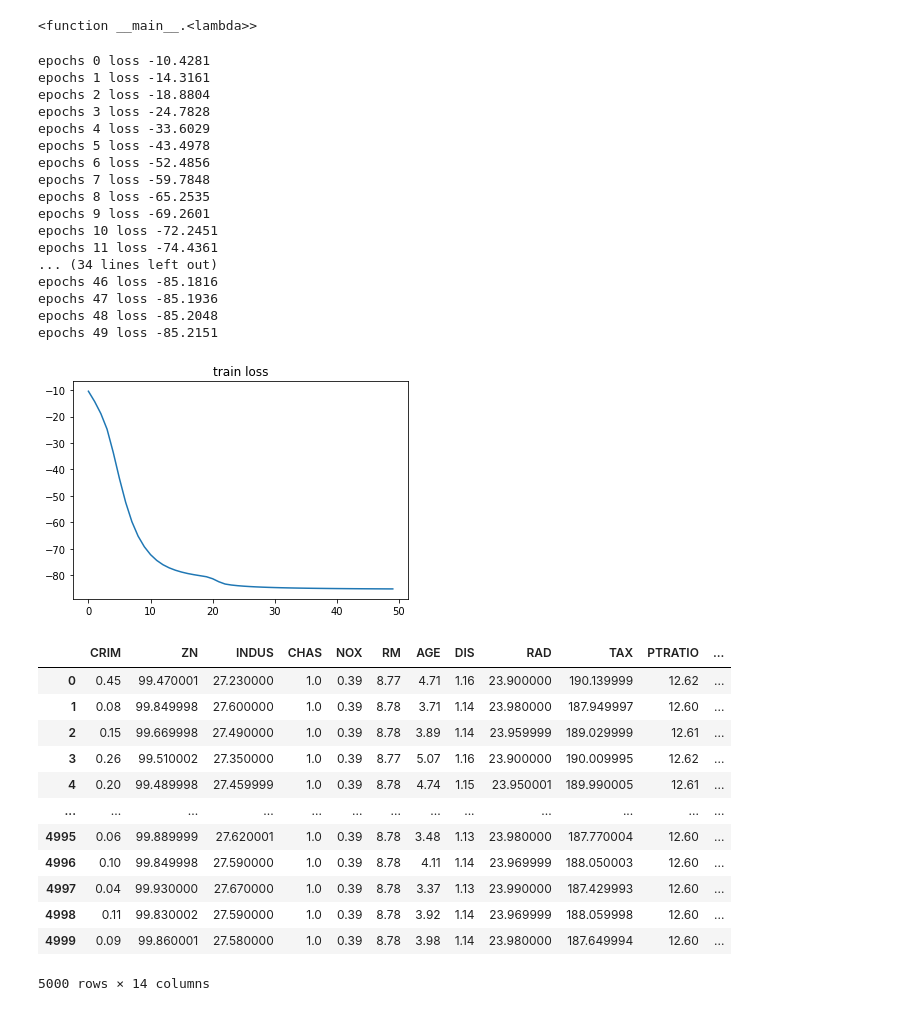
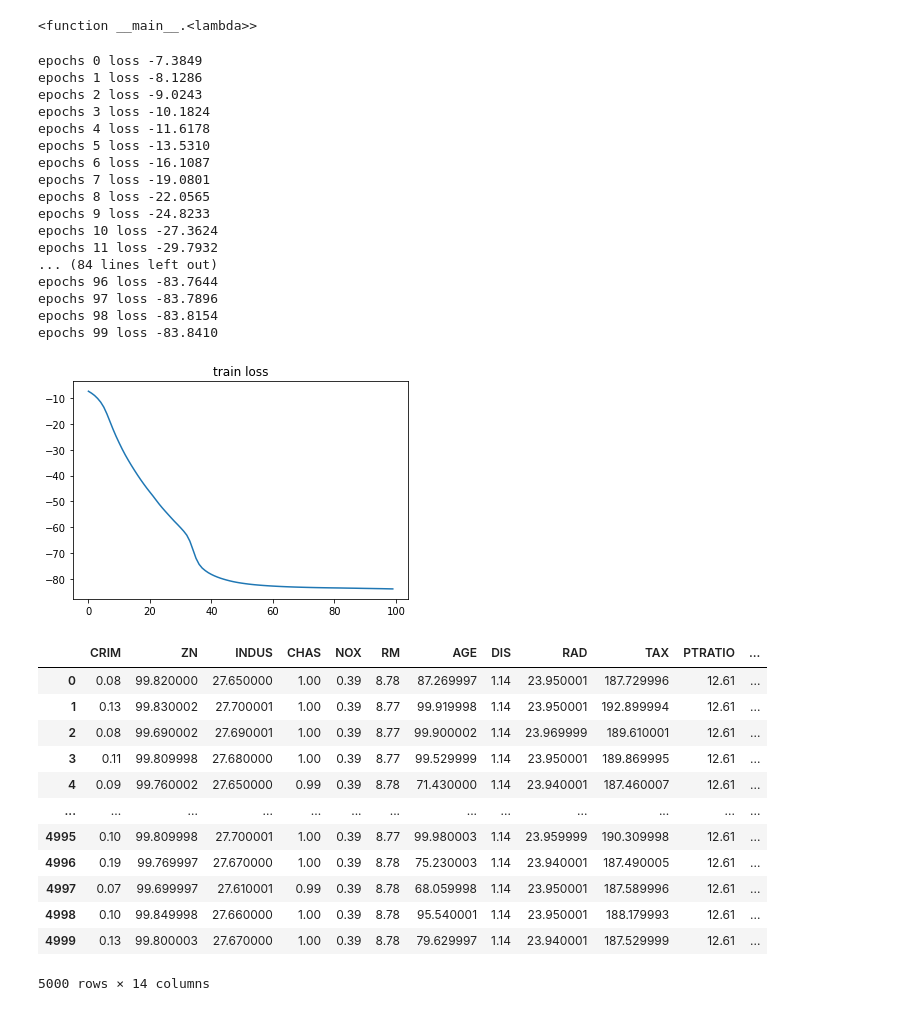
Before and after one commit to skywalker0803r/Ricky, a Jupyter notebook: Find_best_house.ipynb, the cells around one changed output. Drawn from its saved outputs; the diff is of its cells as text; code cells hidden in the pictures.

```diff
--- a/Find_best_house.ipynb
+++ b/Find_best_house.ipynb
@@ -152,7 +153,7 @@ train_iter = torch.utils.data.DataLoader(datasets, batch_size=128, shuffle=True)
 # Loss function and optimizer
 # %%
 loss_function = torch.nn.MSELoss()
-optimizer = optim.Adam(net.parameters(),lr=0.0002)
+optimizer = optim.Adam(net.parameters(),lr=0.00015)
 # %% [markdown]
 # Training and evaluation
 # %%
@@ -172,5 +173,5 @@ def train(net,train_iter,loss_function,optimizer,num_epochs=500):
   # return trained net
   return net
 # %%
-net = train(net,train_iter,loss_function,optimizer,500)
+net = train(net,train_iter,loss_function,optimizer,1000)
 # %% [output]
@@ -225,7 +226,7 @@ Sequential(
   (2): Sigmoid()
 )
 # %%
-noise = torch.tensor(np.random.uniform(size=(5000,10)), dtype=torch.float)
+noise = torch.tensor(np.random.normal(size=(5000,10)), dtype=torch.float)
 noise_datasets = torch.utils.data.TensorDataset(noise)
 noise_iter = torch.utils.data.DataLoader(noise_datasets,batch_size=128)
 noise_iter
@@ -256,26 +257,26 @@ def train2(net,noise_iter,obj_function,optimizer,num_epochs=50):
   # return trained net
   return net
 # %%
-G = train2(net,noise_iter,obj_function,optimizer,num_epochs=50)
+G = train2(net,noise_iter,obj_function,optimizer,num_epochs=100)
 # %% [output]
-epochs 0 loss -10.4281
-epochs 1 loss -14.3161
-epochs 2 loss -18.8804
-epochs 3 loss -24.7828
-epochs 4 loss -33.6029
-epochs 5 loss -43.4978
-epochs 6 loss -52.4856
-epochs 7 loss -59.7848
-epochs 8 loss -65.2535
-epochs 9 loss -69.2601
-epochs 10 loss -72.2451
-epochs 11 loss -74.4361
-... (34 lines left out)
-epochs 46 loss -85.1816
-epochs 47 loss -85.1936
-epochs 48 loss -85.2048
-epochs 49 loss -85.2151
+epochs 0 loss -7.3849
+epochs 1 loss -8.1286
+epochs 2 loss -9.0243
+epochs 3 loss -10.1824
+epochs 4 loss -11.6178
+epochs 5 loss -13.5310
+epochs 6 loss -16.1087
+epochs 7 loss -19.0801
+epochs 8 loss -22.0565
+epochs 9 loss -24.8233
+epochs 10 loss -27.3624
+epochs 11 loss -29.7932
+... (84 lines left out)
+epochs 96 loss -83.7644
+epochs 97 loss -83.7896
+epochs 98 loss -83.8154
+epochs 99 loss -83.8410
-[figure, old version]
+[figure, new version]
 # %%
 a = pd.DataFrame(G(noise).detach().numpy(),columns = bos.feature_names)
 b = pd.Series(price_model(G(noise)).detach().numpy().ravel(),name='price')
@@ -286,15 +287,15 @@ res = round(res,2)
 res
 # %% [output]
 |  | CRIM | ZN | INDUS | CHAS | NOX | RM | AGE | DIS | RAD | TAX | PTRATIO | ... |
-| 0 | 0.45 | 99.470001 | 27.230000 | 1.0 | 0.39 | 8.77 | 4.71 | 1.16 | 23.900000 | 190.139999 | 12.62 | ... |
-| 1 | 0.08 | 99.849998 | 27.600000 | 1.0 | 0.39 | 8.78 | 3.71 | 1.14 | 23.980000 | 187.949997 | 12.60 | ... |
-| 2 | 0.15 | 99.669998 | 27.490000 | 1.0 | 0.39 | 8.78 | 3.89 | 1.14 | 23.959999 | 189.029999 | 12.61 | ... |
-| 3 | 0.26 | 99.510002 | 27.350000 | 1.0 | 0.39 | 8.77 | 5.07 | 1.16 | 23.900000 | 190.009995 | 12.62 | ... |
-| 4 | 0.20 | 99.489998 | 27.459999 | 1.0 | 0.39 | 8.78 | 4.74 | 1.15 | 23.950001 | 189.990005 | 12.61 | ... |
+| 0 | 0.08 | 99.820000 | 27.650000 | 1.00 | 0.39 | 8.78 | 87.269997 | 1.14 | 23.950001 | 187.729996 | 12.61 | ... |
+| 1 | 0.13 | 99.830002 | 27.700001 | 1.00 | 0.39 | 8.77 | 99.919998 | 1.14 | 23.950001 | 192.899994 | 12.61 | ... |
+| 2 | 0.08 | 99.690002 | 27.690001 | 1.00 | 0.39 | 8.77 | 99.900002 | 1.14 | 23.969999 | 189.610001 | 12.61 | ... |
+| 3 | 0.11 | 99.809998 | 27.680000 | 1.00 | 0.39 | 8.77 | 99.529999 | 1.14 | 23.950001 | 189.869995 | 12.61 | ... |
+| 4 | 0.09 | 99.760002 | 27.650000 | 0.99 | 0.39 | 8.78 | 71.430000 | 1.14 | 23.940001 | 187.460007 | 12.61 | ... |
 | ... | ... | ... | ... | ... | ... | ... | ... | ... | ... | ... | ... | ... |
-| 4995 | 0.06 | 99.889999 | 27.620001 | 1.0 | 0.39 | 8.78 | 3.48 | 1.13 | 23.980000 | 187.770004 | 12.60 | ... |
-| 4996 | 0.10 | 99.849998 | 27.590000 | 1.0 | 0.39 | 8.78 | 4.11 | 1.14 | 23.969999 | 188.050003 | 12.60 | ... |
-| 4997 | 0.04 | 99.930000 | 27.670000 | 1.0 | 0.39 | 8.78 | 3.37 | 1.13 | 23.990000 | 187.429993 | 12.60 | ... |
-| 4998 | 0.11 | 99.830002 | 27.590000 | 1.0 | 0.39 | 8.78 | 3.92 | 1.14 | 23.969999 | 188.059998 | 12.60 | ... |
-| 4999 | 0.09 | 99.860001 | 27.580000 | 1.0 | 0.39 | 8.78 | 3.98 | 1.14 | 23.980000 | 187.649994 | 12.60 | ... |
+| 4995 | 0.10 | 99.809998 | 27.700001 | 1.00 | 0.39 | 8.77 | 99.980003 | 1.14 | 23.959999 | 190.309998 | 12.61 | ... |
+| 4996 | 0.19 | 99.769997 | 27.670000 | 1.00 | 0.39 | 8.78 | 75.230003 | 1.14 | 23.940001 | 187.490005 | 12.61 | ... |
+| 4997 | 0.07 | 99.699997 | 27.610001 | 0.99 | 0.39 | 8.78 | 68.059998 | 1.14 | 23.950001 | 187.589996 | 12.61 | ... |
+| 4998 | 0.10 | 99.849998 | 27.660000 | 1.00 | 0.39 | 8.78 | 95.540001 | 1.14 | 23.950001 | 188.179993 | 12.61 | ... |
+| 4999 | 0.13 | 99.800003 | 27.670000 | 1.00 | 0.39 | 8.78 | 79.629997 | 1.14 | 23.940001 | 187.529999 | 12.61 | ... |
 5000 rows × 14 columns
```
Also changed, not shown: parts of 6 cells of this notebook.
